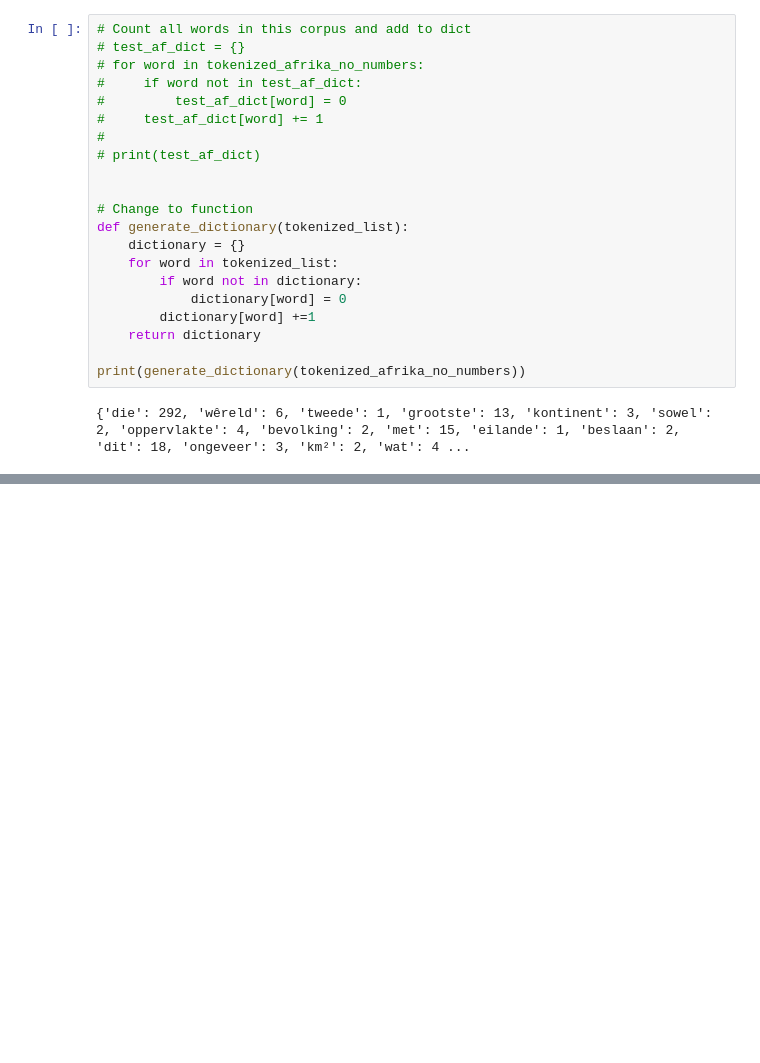
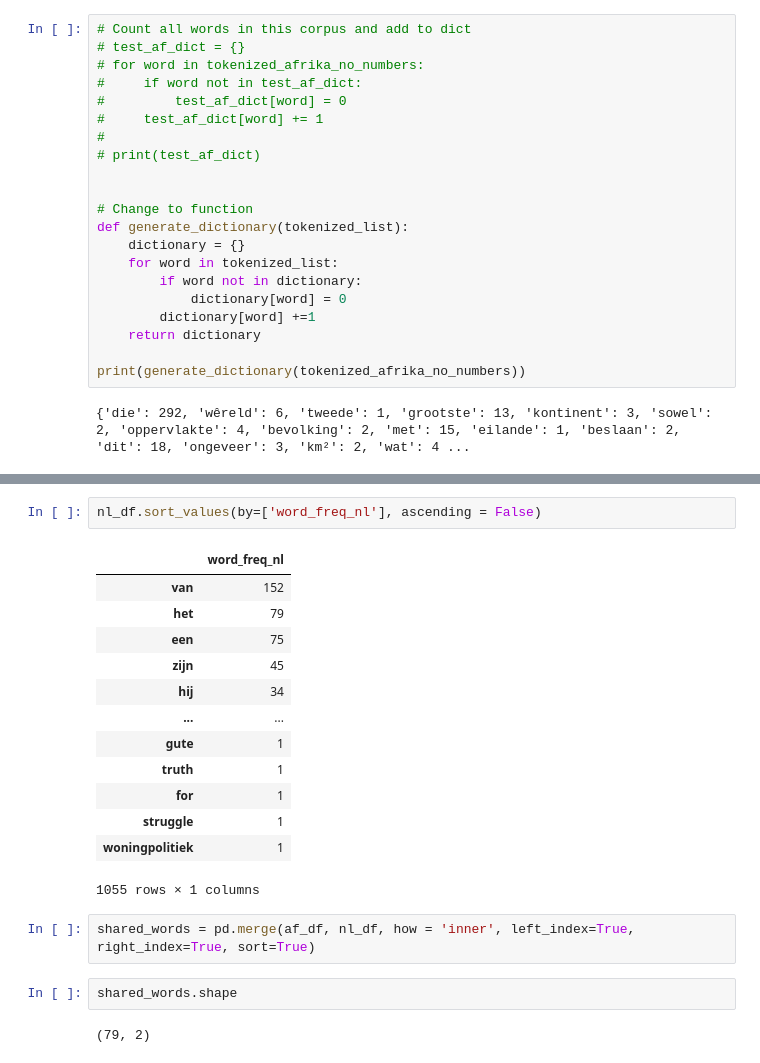
Before and after one commit to ninahew/mscfinalproject, a Jupyter notebook: Dataset preparation and initial build.ipynb, the cells around one changed output, grey strips where cells are left out. Cells and saved outputs as stored; diff of their text form; blank space fills up the shorter version.

```diff
--- a/Datasets 3rd August.ipynb
+++ b/Dataset preparation and initial build.ipynb
@@ -191,0 +227,22 @@ print(generate_dictionary(tokenized_afrika_no_numbers))
+# %%
+nl_df.sort_values(by=['word_freq_nl'], ascending = False)
+# %% [output]
+|  | word_freq_nl |
+| van | 152 |
+| het | 79 |
+| een | 75 |
+| zijn | 45 |
+| hij | 34 |
+| ... | ... |
+| gute | 1 |
+| truth | 1 |
+| for | 1 |
+| struggle | 1 |
+| woningpolitiek | 1 |
+1055 rows × 1 columns
+# %%
+shared_words = pd.merge(af_df, nl_df, how = 'inner', left_index=True, right_index=True, sort=True)
+# %%
+shared_words.shape
+# %% [output]
+(79, 2)
```
Also changed, not shown: parts of 4 cells of this notebook.
